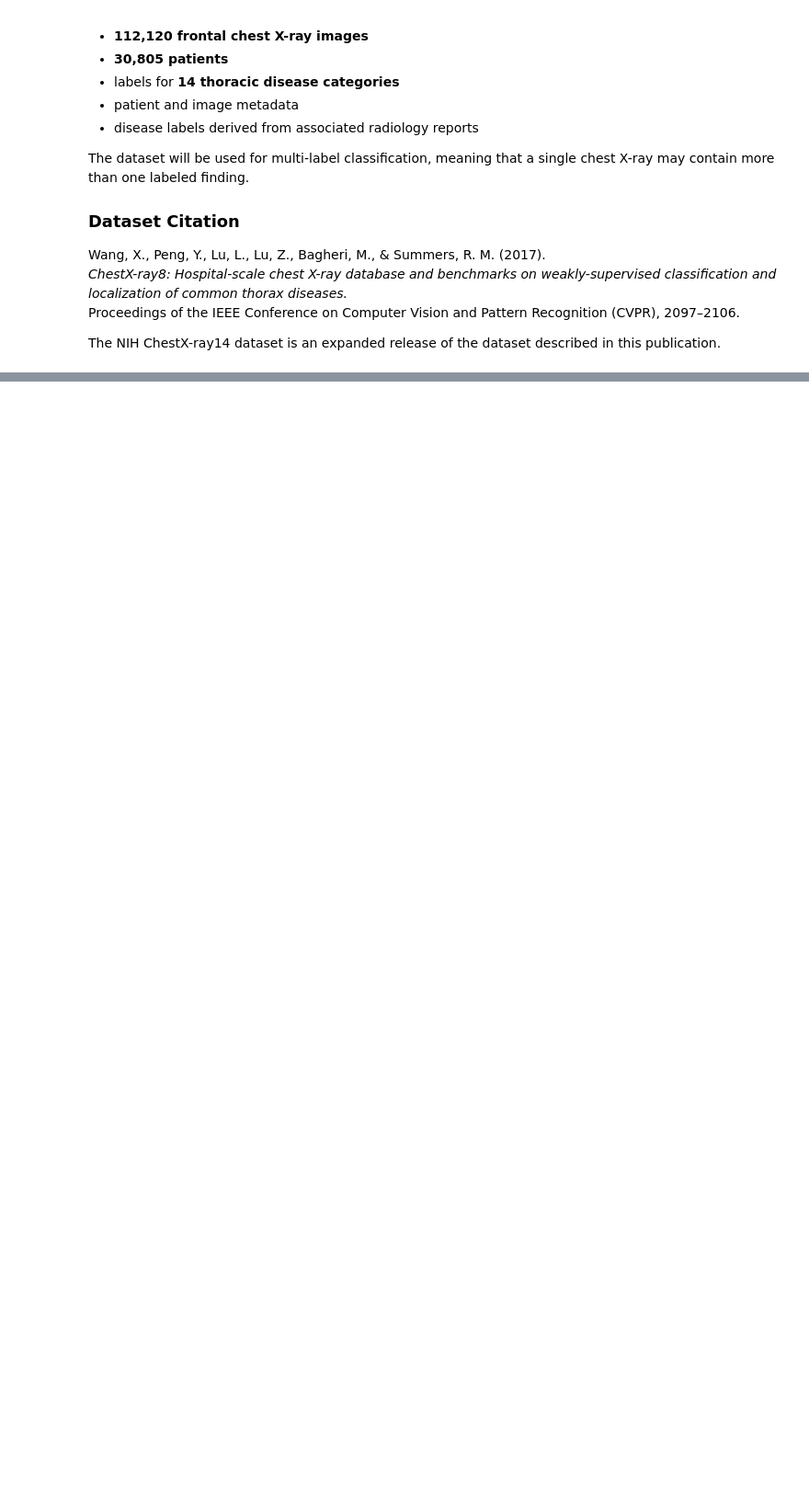
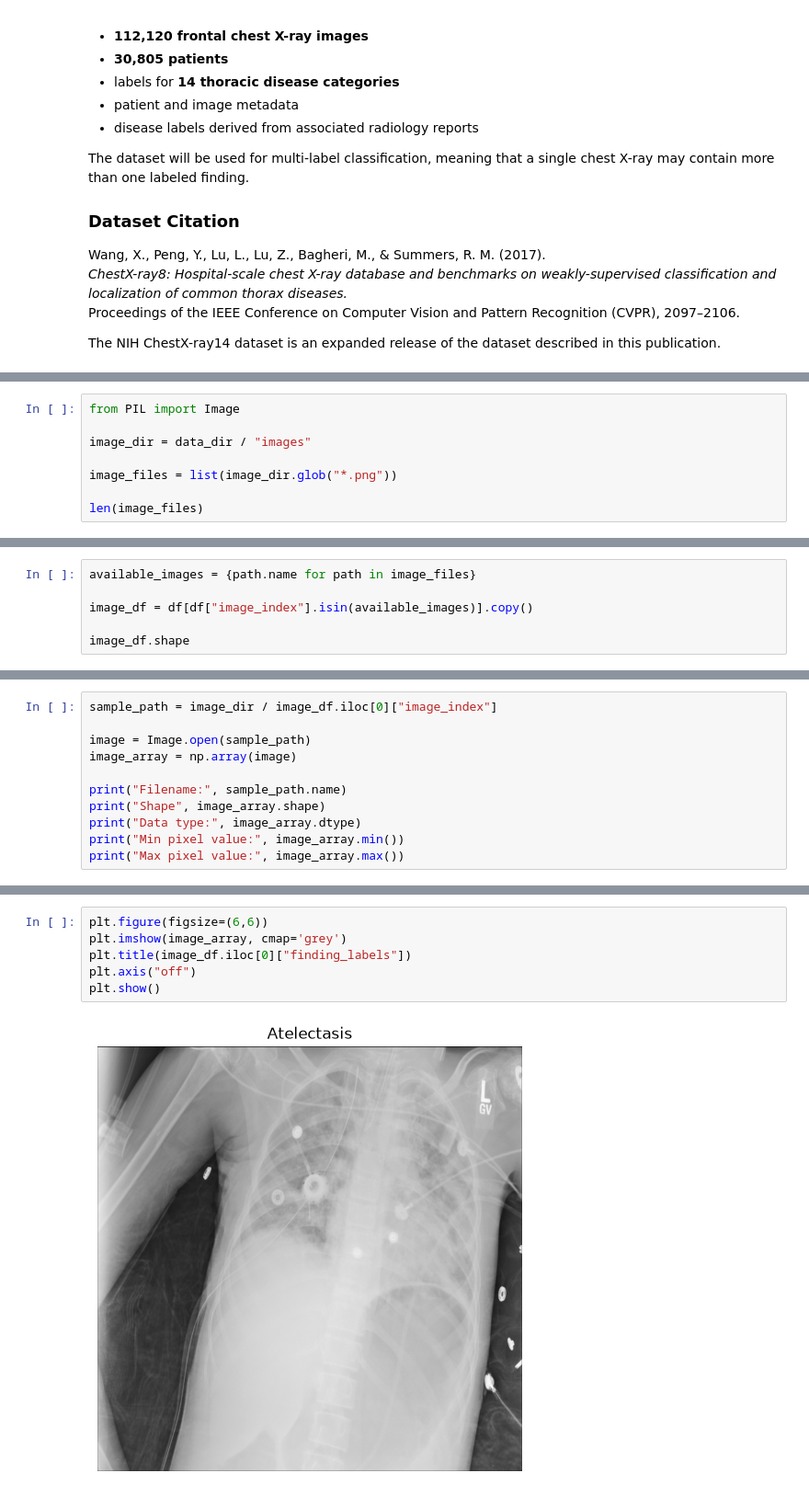
Before and after one commit to davesimms44/nih-chestxray14-pytorch, a Jupyter notebook: notebooks/01_nih_chestxray14_eda.ipynb, the cells around one changed output, grey strips where cells are left out. Shown at 92% size. Drawn from its saved outputs; the diff is of its cells as text; blank space fills up the shorter version.

```diff
--- a/notebooks/01_nih_chestxray14_eda.ipynb
+++ b/notebooks/01_nih_chestxray14_eda.ipynb
@@ -30,0 +393,8 @@ The NIH ChestX-ray14 dataset is an expanded release of the dataset described in
+# %%
+from PIL import Image
+
+image_dir = data_dir / "images"
+
+image_files = list(image_dir.glob("*.png"))
+
+len(image_files)
@@ -30,0 +403,6 @@ The NIH ChestX-ray14 dataset is an expanded release of the dataset described in
+# %%
+available_images = {path.name for path in image_files}
+
+image_df = df[df["image_index"].isin(available_images)].copy()
+
+image_df.shape
@@ -30,0 +411,11 @@ The NIH ChestX-ray14 dataset is an expanded release of the dataset described in
+# %%
+sample_path = image_dir / image_df.iloc[0]["image_index"]
+
+image = Image.open(sample_path)
+image_array = np.array(image)
+
+print("Filename:", sample_path.name)
+print("Shape", image_array.shape)
+print("Data type:", image_array.dtype)
+print("Min pixel value:", image_array.min())
+print("Max pixel value:", image_array.max())
@@ -30,0 +428,8 @@ The NIH ChestX-ray14 dataset is an expanded release of the dataset described in
+# %%
+plt.figure(figsize=(6,6))
+plt.imshow(image_array, cmap='grey')
+plt.title(image_df.iloc[0]["finding_labels"])
+plt.axis("off")
+plt.show()
+# %% [output]
+[figure, added]
```
Also changed, not shown: parts of 44 cells of this notebook, 1 other file.
